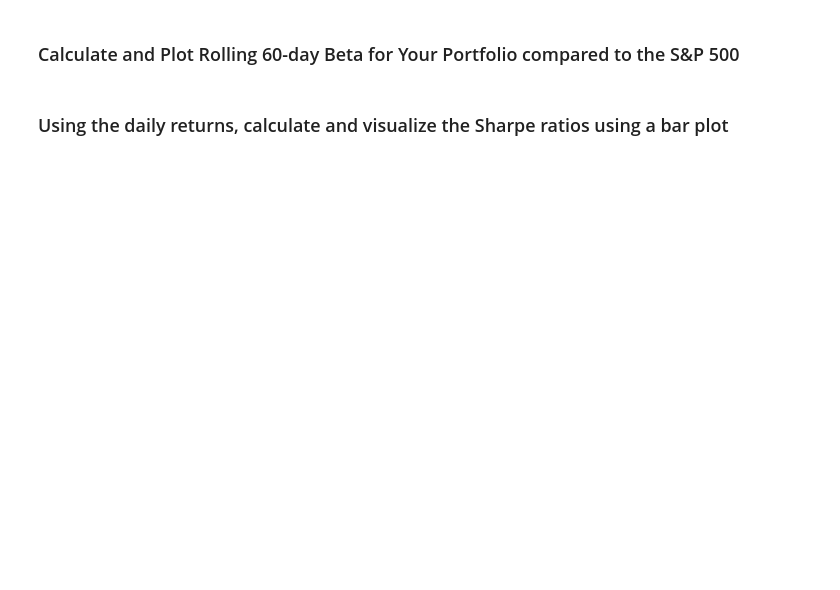
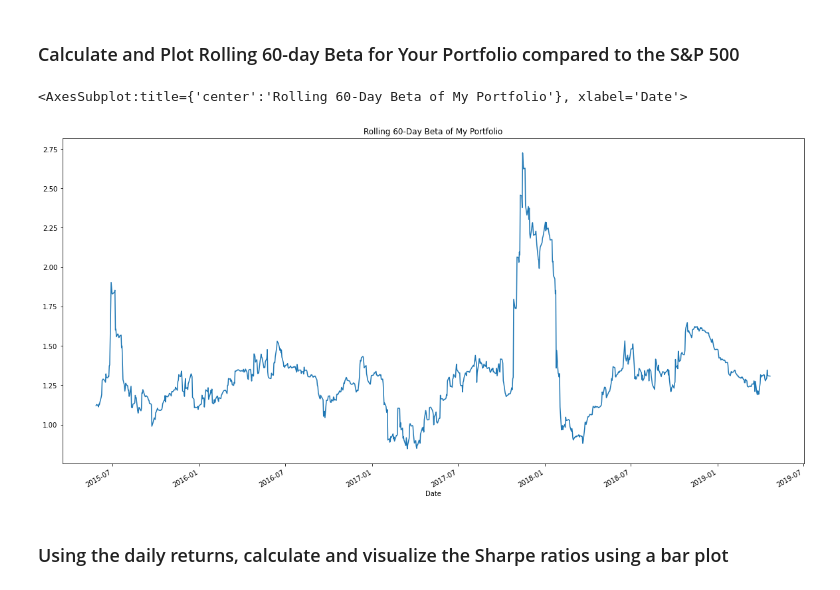
Before and after one commit to JDY320/04-pandas_homework, a Jupyter notebook: whale_analysis.ipynb, the cells around one changed output. Cells and saved outputs as stored; diff of their text form; code cells hidden in the pictures; blank space fills up the shorter version.

```diff
--- a/whale_analysis.ipynb
+++ b/whale_analysis.ipynb
@@ -506,6 +633,9 @@ sp500custom_daily.head()
 # %%
 # Calculate and plot Beta
-rolling_covariance = combined_stocks_returns['Portfolio Weighted Return'].rolling(window=60).cov(sp500custom_daily['S&P500'])
-rolling_variance = sp500custom_daily['S&P500'].rolling(window=60).var()
+rolling_covariance = combined_df['My Portfolio'].rolling(window=60).cov(combined_df['S&P500'])
+rolling_variance = combined_df['S&P500'].rolling(window=60).var()
 rolling_beta = rolling_covariance / rolling_variance
 rolling_beta.plot(figsize=(20,10), title='Rolling 60-Day Beta of My Portfolio')
+# %% [output]
+<AxesSubplot:title={'center':'Rolling 60-Day Beta of My Portfolio'}, xlabel='Date'>
+[figure, added]
```
Also changed, not shown: parts of 23 cells of this notebook, 5 other files.
